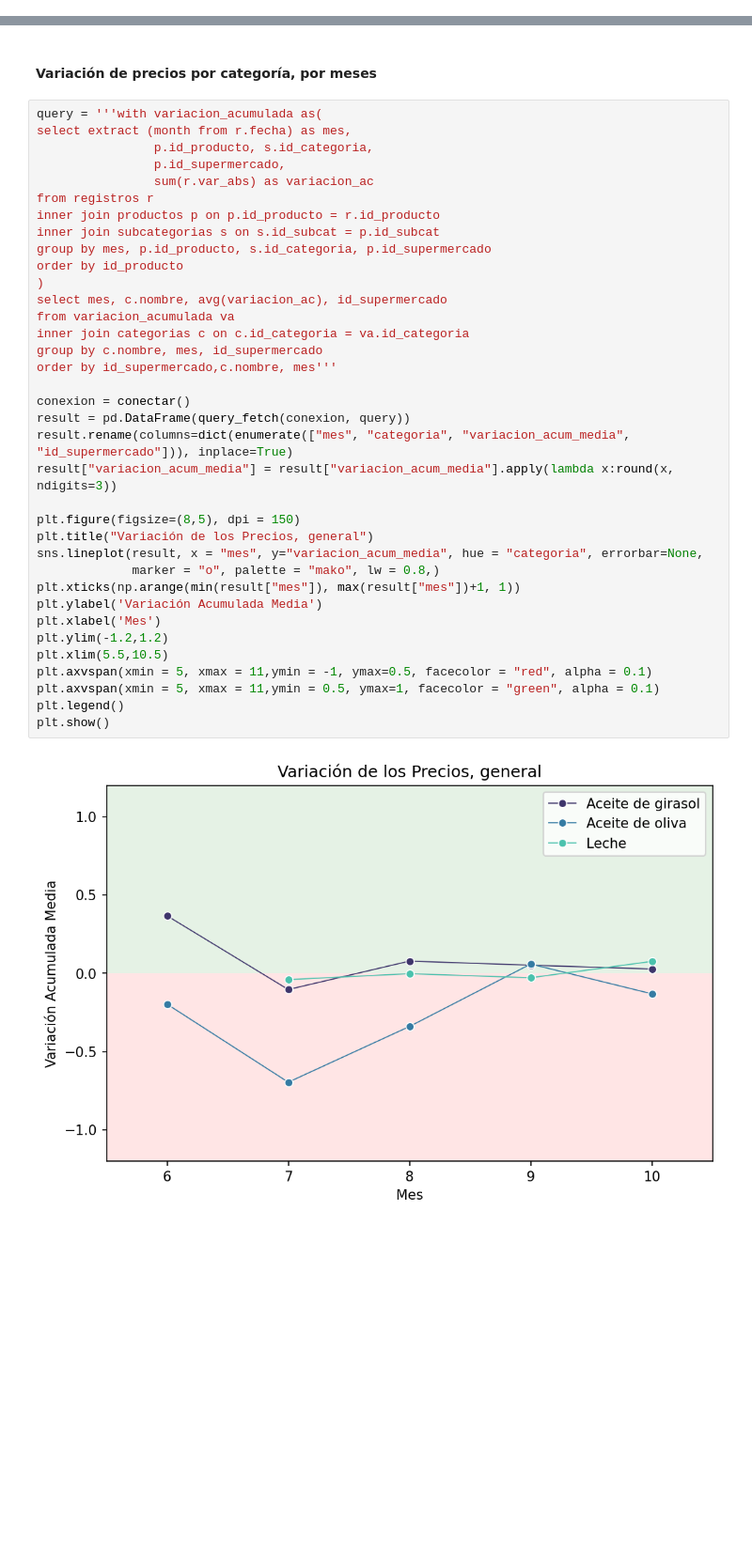
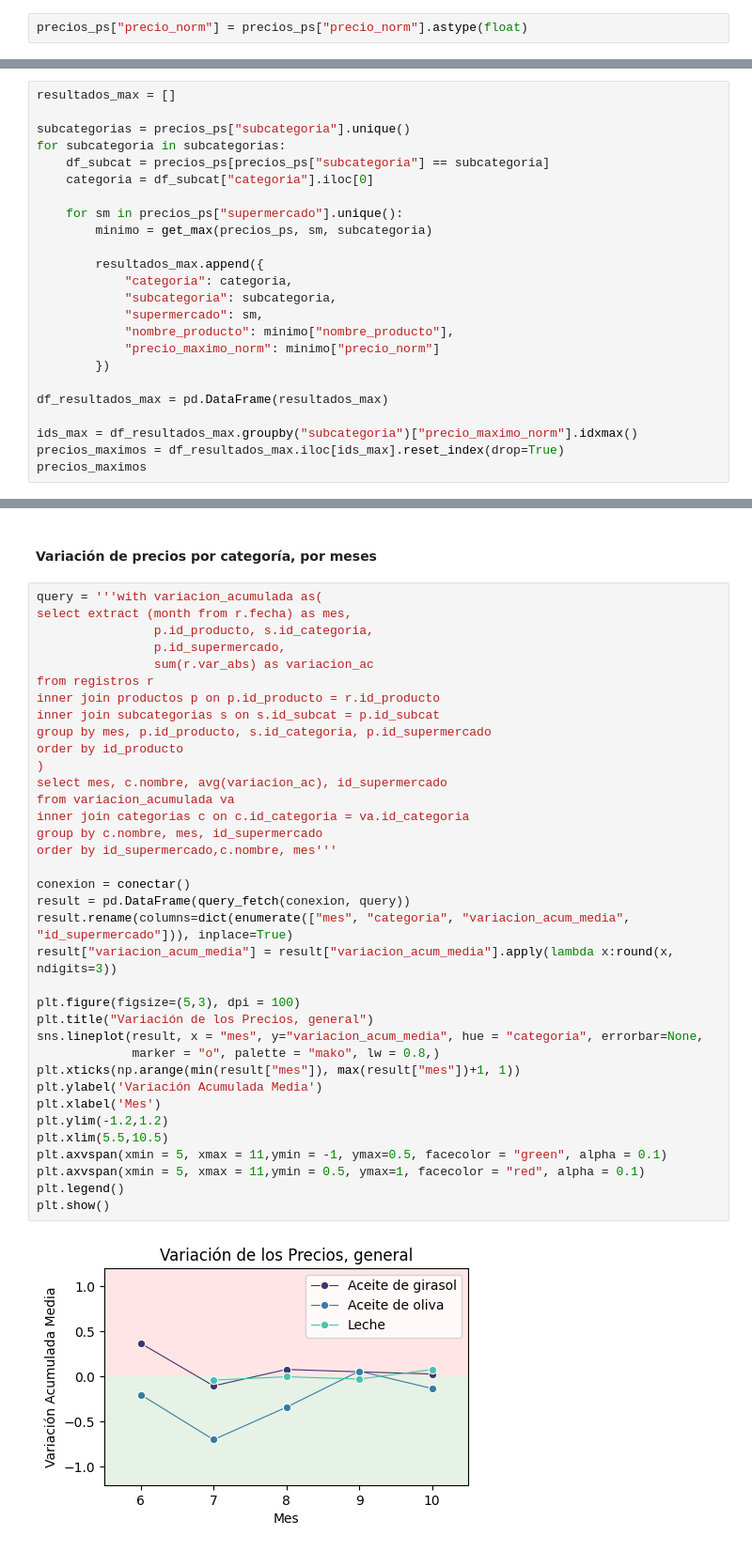
Before and after one commit to yanruwu/Proyecto4-Analisis-Supermercados, a Jupyter notebook: notebooks/analysis.ipynb, the cells around one changed output, grey strips where cells are left out. Shown at 94% size. Cells and saved outputs as stored; diff of their text form; blank space fills up the shorter version.

```diff
--- a/notebooks/analysis.ipynb
+++ b/notebooks/analysis.ipynb
@@ -78,0 +99,2 @@ array(['PICUALIA aceite de oliva virgen extra Picual pack 3 garrafas 5 l caja 15
+# %%
+precios_ps["precio_norm"] = precios_ps["precio_norm"].astype(float)
@@ -78,0 +153,24 @@ array(['PICUALIA aceite de oliva virgen extra Picual pack 3 garrafas 5 l caja 15
+# %%
+resultados_max = []
+
+subcategorias = precios_ps["subcategoria"].unique()
+for subcategoria in subcategorias:
+    df_subcat = precios_ps[precios_ps["subcategoria"] == subcategoria]
+    categoria = df_subcat["categoria"].iloc[0]
+
+    for sm in precios_ps["supermercado"].unique():
+        minimo = get_max(precios_ps, sm, subcategoria)
+
+        resultados_max.append({
+            "categoria": categoria,
+            "subcategoria": subcategoria,
+            "supermercado": sm,
+            "nombre_producto": minimo["nombre_producto"],
+            "precio_maximo_norm": minimo["precio_norm"]
+        })
+
+df_resultados_max = pd.DataFrame(resultados_max)
+
+ids_max = df_resultados_max.groupby("subcategoria")["precio_maximo_norm"].idxmax()
+precios_maximos = df_resultados_max.iloc[ids_max].reset_index(drop=True)
+precios_maximos
@@ -85,37 +203,37 @@ select extract (month from r.fecha) as mes,
 				p.id_supermercado,
 				sum(r.var_abs) as variacion_ac
 from registros r
 inner join productos p on p.id_producto = r.id_producto
 inner join subcategorias s on s.id_subcat = p.id_subcat
 group by mes, p.id_producto, s.id_categoria, p.id_supermercado
 order by id_producto
 )
 select mes, c.nombre, avg(variacion_ac), id_supermercado
 from variacion_acumulada va
 inner join categorias c on c.id_categoria = va.id_categoria
 group by c.nombre, mes, id_supermercado
 order by id_supermercado,c.nombre, mes'''
 
 conexion = conectar()
 result = pd.DataFrame(query_fetch(conexion, query))
 result.rename(columns=dict(enumerate(["mes", "categoria", "variacion_acum_media", "id_supermercado"])), inplace=True)
 result["variacion_acum_media"] = result["variacion_acum_media"].apply(lambda x:round(x, ndigits=3))
 
-plt.figure(figsize=(8,5), dpi = 150)
+plt.figure(figsize=(5,3), dpi = 100)
 plt.title("Variación de los Precios, general")
 sns.lineplot(result, x = "mes", y="variacion_acum_media", hue = "categoria", errorbar=None,
              marker = "o", palette = "mako", lw = 0.8,)
 plt.xticks(np.arange(min(result["mes"]), max(result["mes"])+1, 1))
 plt.ylabel('Variación Acumulada Media')
 plt.xlabel('Mes')
 plt.ylim(-1.2,1.2)
 plt.xlim(5.5,10.5)
-plt.axvspan(xmin = 5, xmax = 11,ymin = -1, ymax=0.5, facecolor = "red", alpha = 0.1)
-plt.axvspan(xmin = 5, xmax = 11,ymin = 0.5, ymax=1, facecolor = "green", alpha = 0.1)
+plt.axvspan(xmin = 5, xmax = 11,ymin = -1, ymax=0.5, facecolor = "green", alpha = 0.1)
+plt.axvspan(xmin = 5, xmax = 11,ymin = 0.5, ymax=1, facecolor = "red", alpha = 0.1)
 plt.legend()
 plt.show()
 # %% [output]
-[figure, old version]
+[figure, new version]
 # %%
 query = '''with variacion_acumulada as(
 select extract (month from r.fecha) as mes,
```
Also changed, not shown: parts of 15 cells of this notebook, 6 other files.
